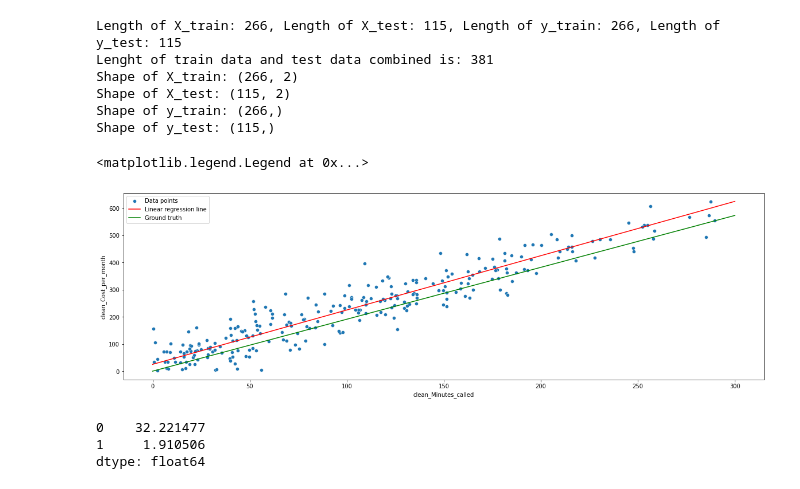
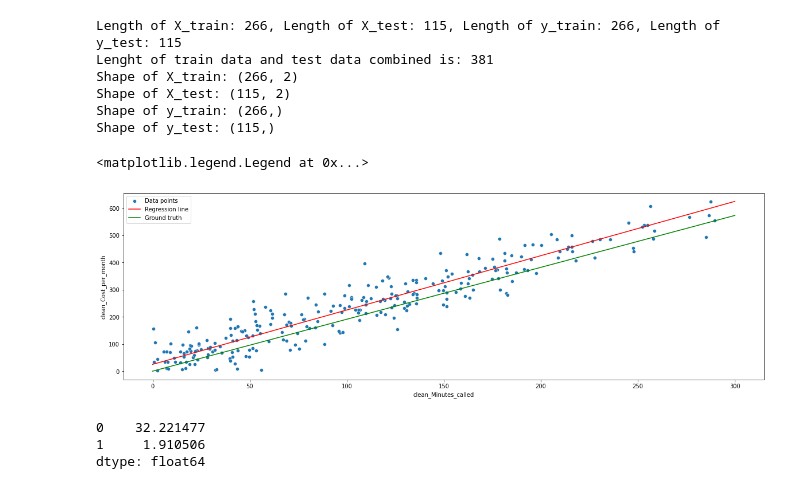
Before and after one commit to FabianAndersson17/Machinelearning-Fabian-Andersson, a Jupyter notebook: Exercises/Exercise_0_Linear_regression.ipynb, the cells around one changed output. Cells and saved outputs as stored; diff of their text form; code cells hidden in the pictures.

```diff
--- a/Exercises/Exercise_0_Linear_regression.ipynb
+++ b/Exercises/Exercise_0_Linear_regression.ipynb
@@ -73,18 +73,18 @@ Shape of y_test: (115,)
 # %%
 (X_train, X_test, y_train, y_test) = train_test_split(clean_phone_data["clean_Minutes_called"], clean_phone_data["clean_Cost_per_month"])
 regression_fit = lambda X, y: np.linalg.inv(X.T @ X) @ X.T @ y
 beta_hat = np.linalg.inv(X_train.T @ X_train) @ X_train.T @ y_train
 
 x = np.linspace(0, 300)
 
 plt.figure(figsize = (20, 6))
 sns.scatterplot(x=X_train["clean_Minutes_called"], y=y_train)
 sns.lineplot(x=x, y=25+2*x, color="red")
 sns.lineplot(x=x, y=beta_hat[1]*x, color="green")
-plt.legend(["Data points", "Linear regression line", "Ground truth"])
+plt.legend(["Data points", "Regression line", "Ground truth"])
 # %% [output]
 <matplotlib.legend.Legend at 0x...>
-[figure, old version]
+[figure, new version]
 # %%
 beta_hat
 # %% [output]
```
